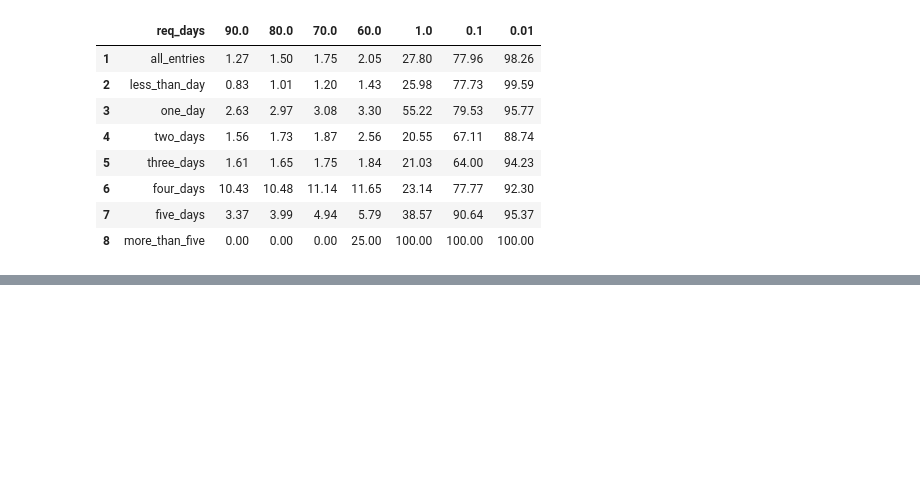
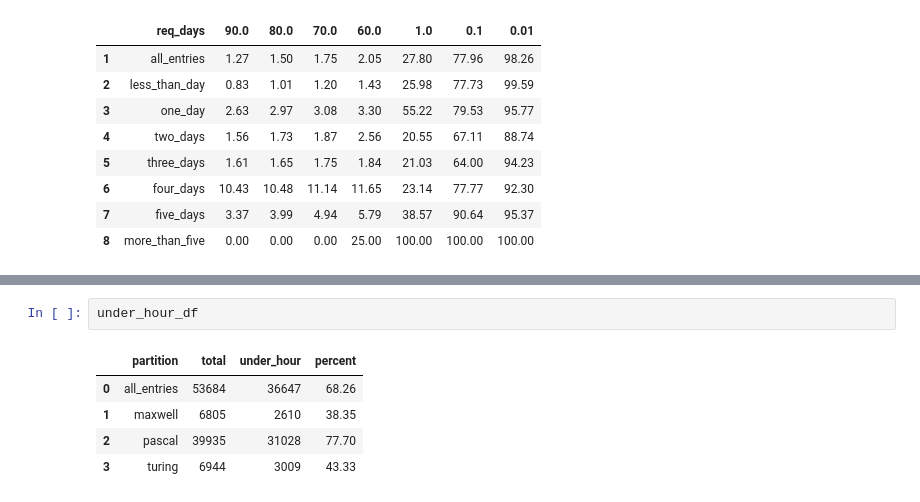
Before and after one commit to hcgreer/accre_project-pizza, a Jupyter notebook: notebooks/hg_accre.ipynb, the cells around one changed output, grey strips where cells are left out. Saved outputs shown, nothing was run; the diff lists cells and outputs as text; blank space fills up the shorter version.

```diff
--- a/notebooks/hg_accre.ipynb
+++ b/notebooks/hg_accre.ipynb
@@ -181,0 +219,8 @@ Name: usedtime, dtype: object
+# %%
+under_hour_df
+# %% [output]
+|  | partition | total | under_hour | percent |
+| 0 | all_entries | 53684 | 36647 | 68.26 |
+| 1 | maxwell | 6805 | 2610 | 38.35 |
+| 2 | pascal | 39935 | 31028 | 77.70 |
+| 3 | turing | 6944 | 3009 | 43.33 |
```
Also changed, not shown: parts of 13 cells of this notebook.
